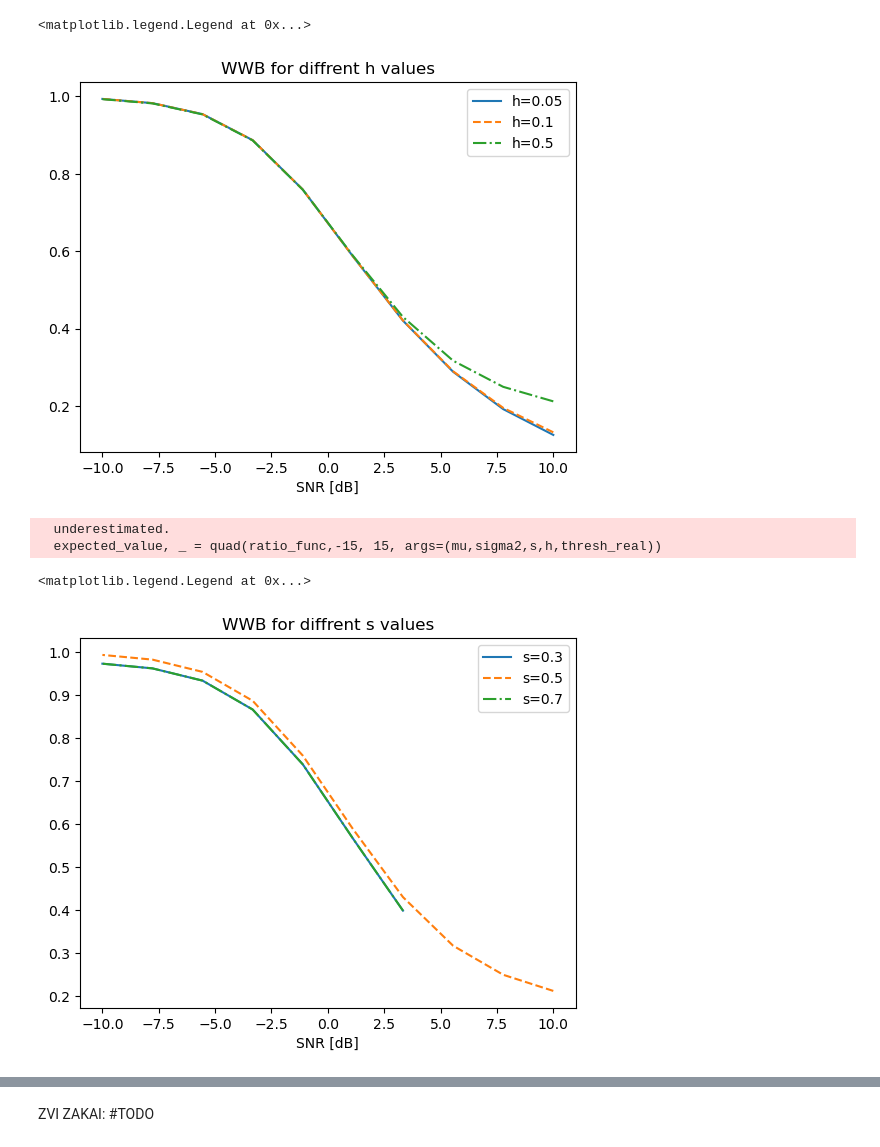
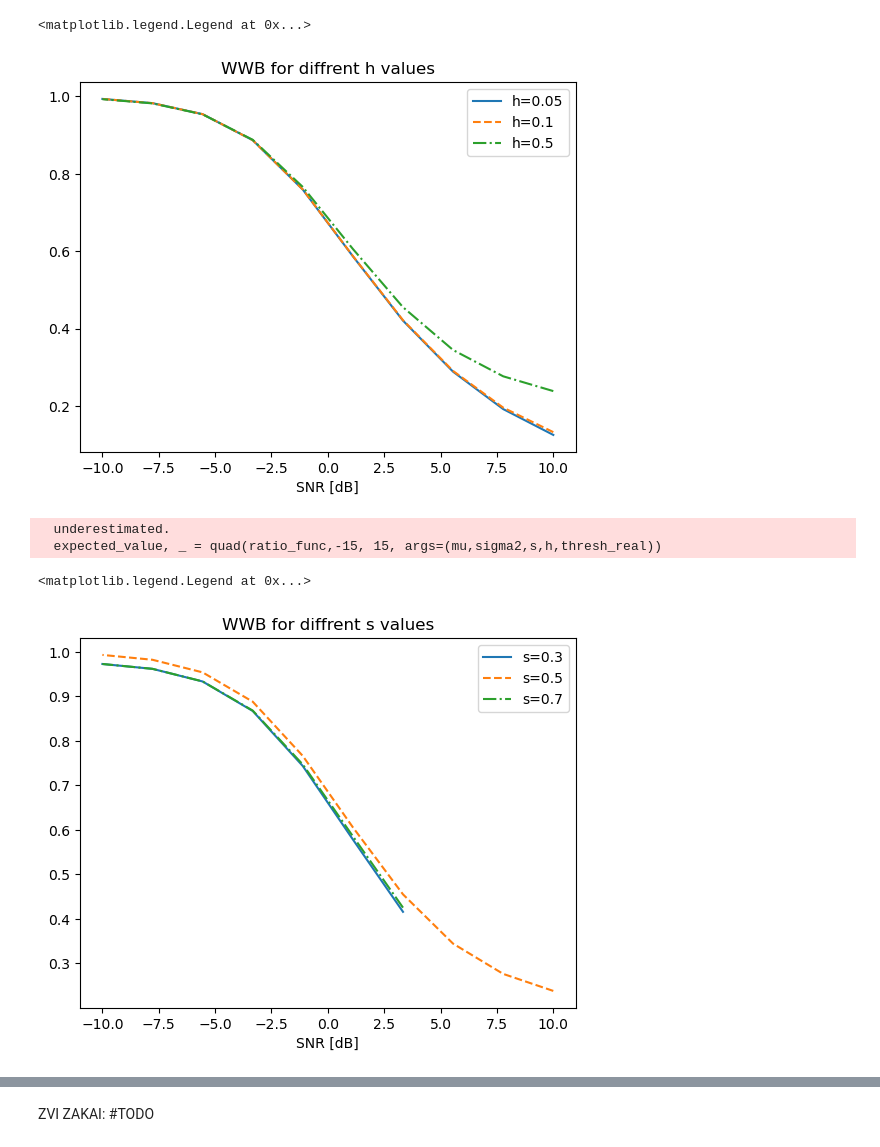
Before and after one commit to mazyaniv/Channel_Estimation, a Jupyter notebook: BOUNDS.ipynb, the cells around one changed output, grey strips where cells are left out. Cells and saved outputs as stored; diff of their text form; code cells hidden in the pictures.

```diff
--- a/BOUNDS.ipynb
+++ b/BOUNDS.ipynb
@@ -70,33 +73,32 @@ plt.legend()
 # %%
 sigma_space_new = np.logspace(-1,1,10)
 h= [0.05,0.1,0.5]
 s= 0.5
-mu2=0
 sigma_space_new = np.logspace(-1, 1, 10)
-WWS1 = [WWS(mu2,sigma_space_new[i],s,h[0]) for i in range(len(sigma_space_new))]
-WWS2 = [WWS(mu2,sigma_space_new[i],s,h[1]) for i in range(len(sigma_space_new))]
-WWS3 = [WWS(mu2,sigma_space_new[i],s,h[2]) for i in range(len(sigma_space_new))]
+WWS1 = [WWS(h[0],sigma_space_new[i],s,h[0]) for i in range(len(sigma_space_new))]
+WWS2 = [WWS(h[1],sigma_space_new[i],s,h[1]) for i in range(len(sigma_space_new))]
+WWS3 = [WWS(h[2],sigma_space_new[i],s,h[2]) for i in range(len(sigma_space_new))]
 
 plt.figure()
 plt.plot(10*np.log10(1/sigma_space_new), WWS1, linestyle = "-", label = f"h={h[0]}")
 plt.plot(10*np.log10(1/sigma_space_new), WWS2, linestyle = "--", label = f"h={h[1]}")
 plt.plot(10*np.log10(1/sigma_space_new), WWS3, linestyle = "-.", label = f"h={h[2]}")
 
 plt.title("WWB for diffrent h values")
 plt.xlabel("SNR [dB]")
 plt.legend()
 # %% [output]
 <matplotlib.legend.Legend at 0x...>
-[figure, old version]
+[figure, new version]
 # %%
 sigma_space_new = np.logspace(-1,1,10)
 s= [0.3,0.5,0.7]
 h= 0.5
 mu3=0
 sigma_space_new = np.logspace(-1, 1, 10)
-WWS1 = [WWS(mu3,sigma_space_new[i],s[0],h) for i in range(len(sigma_space_new))]
-WWS2 = [WWS(mu3,sigma_space_new[i],s[1],h) for i in range(len(sigma_space_new))]
-WWS3 = [WWS(mu3,sigma_space_new[i],s[2],h) for i in range(len(sigma_space_new))]
+WWS1 = [WWS(s[0],sigma_space_new[i],s[0],h) for i in range(len(sigma_space_new))]
+WWS2 = [WWS(s[1],sigma_space_new[i],s[1],h) for i in range(len(sigma_space_new))]
+WWS3 = [WWS(s[2],sigma_space_new[i],s[2],h) for i in range(len(sigma_space_new))]
 
 plt.figure()
 plt.plot(10*np.log10(1/sigma_space_new), WWS1, linestyle = "-", label = f"s={s[0]}")
@@ -110,7 +112,7 @@ plt.legend()
   underestimated.
   expected_value, _ = quad(ratio_func,-15, 15, args=(mu,sigma2,s,h,thresh_real))
 <matplotlib.legend.Legend at 0x...>
-[figure, old version]
+[figure, new version]
 # %%
 s= 0.5
 h= 0.1
```
Also changed, not shown: parts of 2 cells of this notebook.
